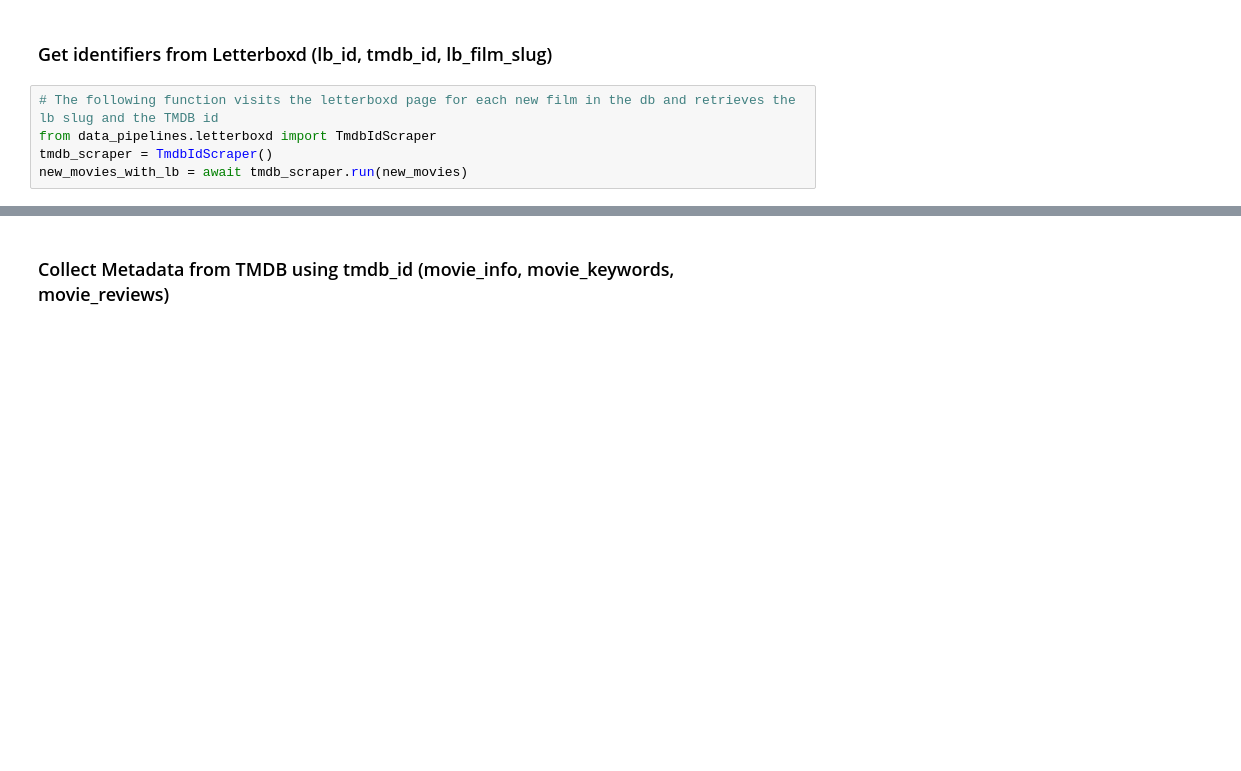
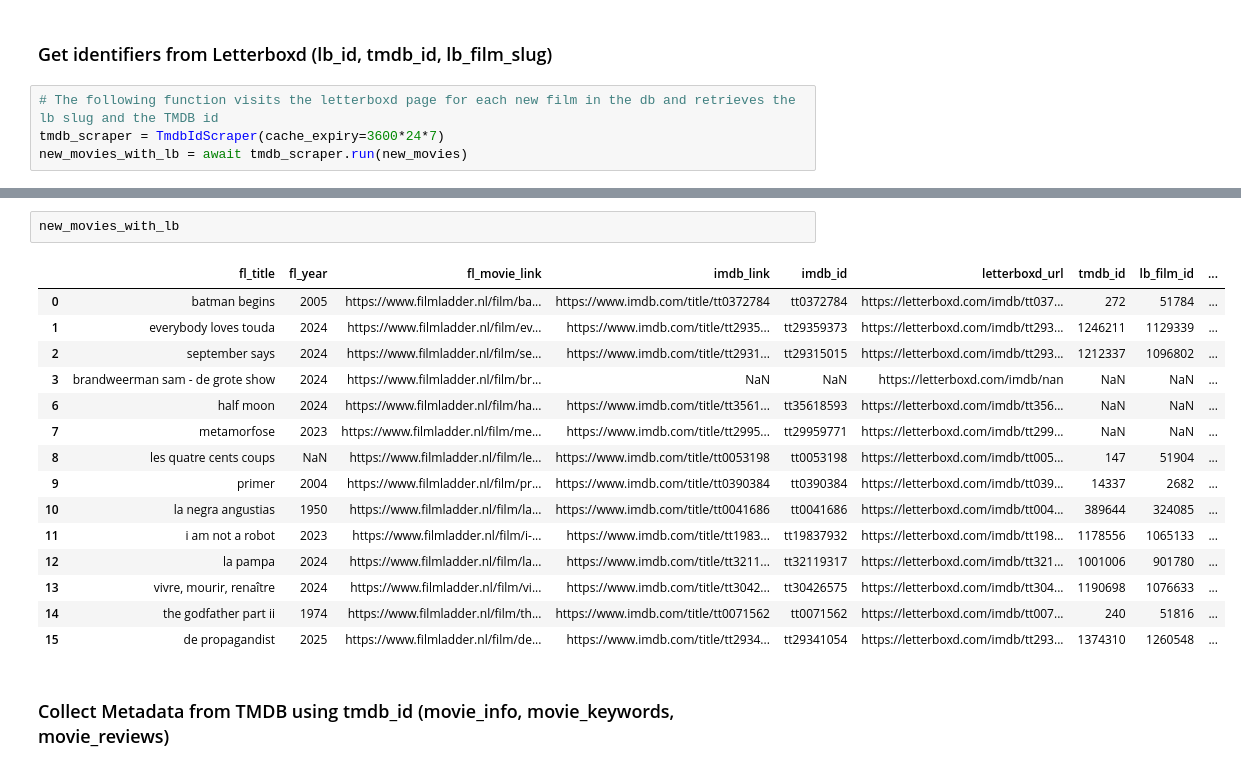
Before and after one commit to asnijders/cineville_scraper, a Jupyter notebook: backend/pipeline.ipynb, the cells around one changed output, grey strips where cells are left out. Drawn from its saved outputs; the diff is of its cells as text; blank space fills up the shorter version.

Commit message:
chore: (pipelines) - clean up

```diff
--- a/backend/pipeline.ipynb
+++ b/backend/pipeline.ipynb
@@ -73,8 +99,7 @@ new_movies
 ### Get identifiers from Letterboxd (lb_id, tmdb_id, lb_film_slug)
 # %%
 # The following function visits the letterboxd page for each new film in the db and retrieves the lb slug and the TMDB id
-from data_pipelines.letterboxd import TmdbIdScraper
-tmdb_scraper = TmdbIdScraper()
+tmdb_scraper = TmdbIdScraper(cache_expiry=3600*24*7)
 new_movies_with_lb = await tmdb_scraper.run(new_movies)
 # %% [output]
 A value is trying to be set on a copy of a slice from a DataFrame.
@@ -85,3 +124,21 @@ See the caveats in the documentation: https://pandas.pydata.org/pandas-docs/stab
+# %%
+new_movies_with_lb
+# %% [output]
+|  | fl_title | fl_year | fl_movie_link | imdb_link | imdb_id | letterboxd_url | tmdb_id | lb_film_id | ... |
+| 0 | batman begins | 2005 | https://www.filmladder.nl/film/ba... | https://www.imdb.com/title/tt0372784 | tt0372784 | https://letterboxd.com/imdb/tt037... | 272 | 51784 | ... |
+| 1 | everybody loves touda | 2024 | https://www.filmladder.nl/film/ev... | https://www.imdb.com/title/tt2935... | tt29359373 | https://letterboxd.com/imdb/tt293... | 1246211 | 1129339 | ... |
+| 2 | september says | 2024 | https://www.filmladder.nl/film/se... | https://www.imdb.com/title/tt2931... | tt29315015 | https://letterboxd.com/imdb/tt293... | 1212337 | 1096802 | ... |
+| 3 | brandweerman sam - de grote show | 2024 | https://www.filmladder.nl/film/br... | NaN | NaN | https://letterboxd.com/imdb/nan | NaN | NaN | ... |
+| 6 | half moon | 2024 | https://www.filmladder.nl/film/ha... | https://www.imdb.com/title/tt3561... | tt35618593 | https://letterboxd.com/imdb/tt356... | NaN | NaN | ... |
+| 7 | metamorfose | 2023 | https://www.filmladder.nl/film/me... | https://www.imdb.com/title/tt2995... | tt29959771 | https://letterboxd.com/imdb/tt299... | NaN | NaN | ... |
+| 8 | les quatre cents coups | NaN | https://www.filmladder.nl/film/le... | https://www.imdb.com/title/tt0053198 | tt0053198 | https://letterboxd.com/imdb/tt005... | 147 | 51904 | ... |
+| 9 | primer | 2004 | https://www.filmladder.nl/film/pr... | https://www.imdb.com/title/tt0390384 | tt0390384 | https://letterboxd.com/imdb/tt039... | 14337 | 2682 | ... |
+| 10 | la negra angustias | 1950 | https://www.filmladder.nl/film/la... | https://www.imdb.com/title/tt0041686 | tt0041686 | https://letterboxd.com/imdb/tt004... | 389644 | 324085 | ... |
+| 11 | i am not a robot | 2023 | https://www.filmladder.nl/film/i-... | https://www.imdb.com/title/tt1983... | tt19837932 | https://letterboxd.com/imdb/tt198... | 1178556 | 1065133 | ... |
+| 12 | la pampa | 2024 | https://www.filmladder.nl/film/la... | https://www.imdb.com/title/tt3211... | tt32119317 | https://letterboxd.com/imdb/tt321... | 1001006 | 901780 | ... |
+| 13 | vivre, mourir, renaître | 2024 | https://www.filmladder.nl/film/vi... | https://www.imdb.com/title/tt3042... | tt30426575 | https://letterboxd.com/imdb/tt304... | 1190698 | 1076633 | ... |
+| 14 | the godfather part ii | 1974 | https://www.filmladder.nl/film/th... | https://www.imdb.com/title/tt0071562 | tt0071562 | https://letterboxd.com/imdb/tt007... | 240 | 51816 | ... |
+| 15 | de propagandist | 2025 | https://www.filmladder.nl/film/de... | https://www.imdb.com/title/tt2934... | tt29341054 | https://letterboxd.com/imdb/tt293... | 1374310 | 1260548 | ... |
 # %% [markdown]
 ### Collect Metadata from TMDB using tmdb_id (movie_info, movie_keywords, movie_reviews)
 # %%
```
Also changed, not shown: parts of 12 cells of this notebook, 5 other files.
